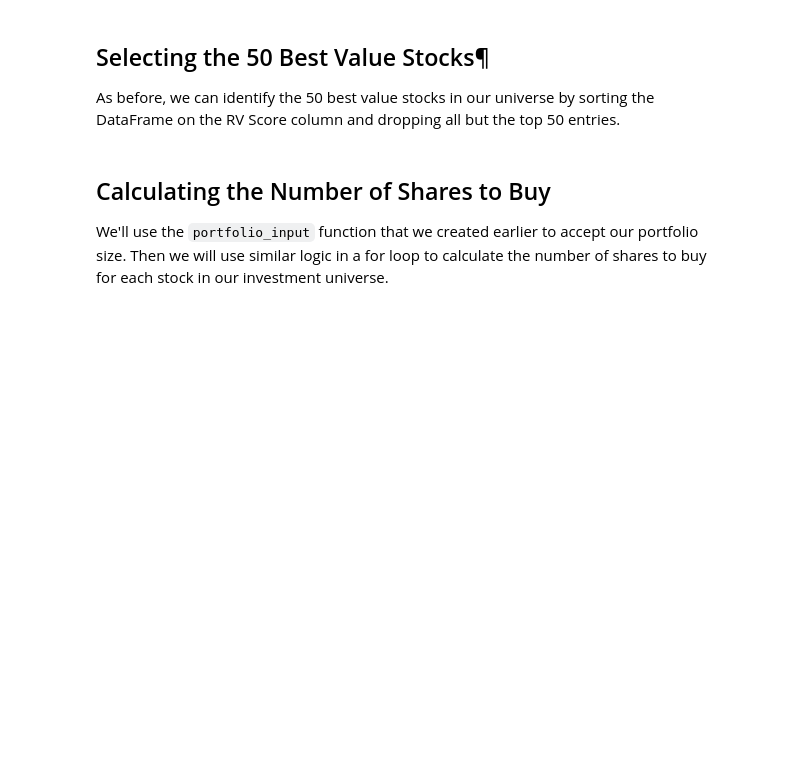
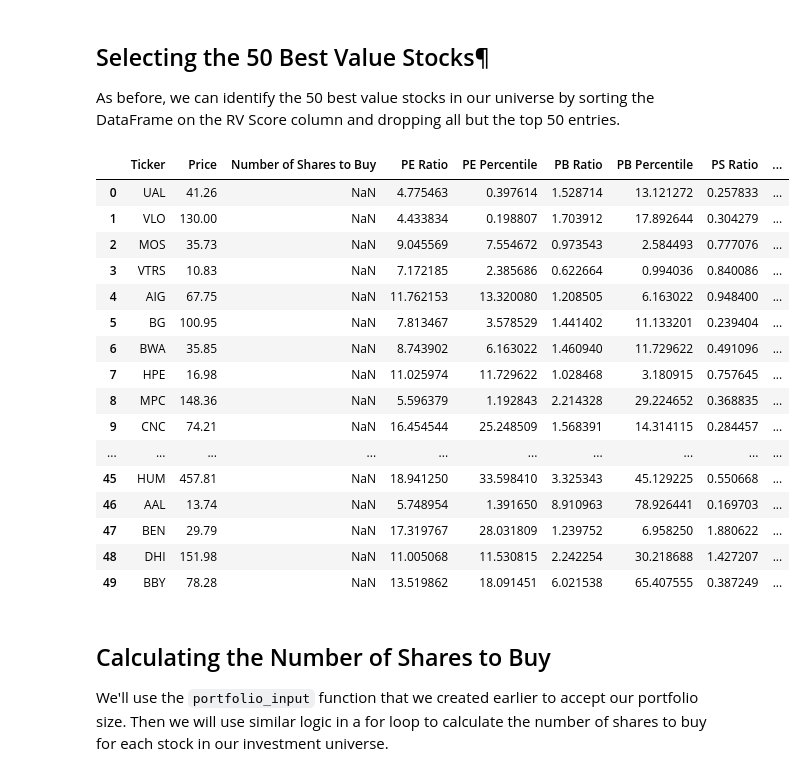
Before and after one commit to phytal/algorithmic-trading-python, a Jupyter notebook: 003_quantitative_value_strategy.ipynb, the cells around one changed output. Cells and saved outputs as stored; diff of their text form; code cells hidden in the pictures; blank space fills up the shorter version.

Commit message:
robust value strategy

```diff
--- a/003_quantitative_value_strategy.ipynb
+++ b/003_quantitative_value_strategy.ipynb
@@ -300,2 +323,8 @@ Some of these metrics aren't provided directly by the IEX Cloud API, and must be
+# %%
+pe = info['trailingPE']
+pb = info['priceToBook']
+ps = info['priceToSalesTrailing12Months']
+ev_ebita = ['enterpriseToEbitda']
+ev_gp = float(info['enterpriseValue']) / float(info['grossProfits'])
 # %% [markdown]
 Let's move on to building our DataFrame. You'll notice that I use the abbreviation `rv` often. It stands for `robust value`, which is what we'll call this sophisticated strategy moving forward.
@@ -360,0 +417,5 @@ Now, if we run the statement from earlier to print rows that contain missing dat
+# %%
+for col in ['PE Ratio', 'PB Ratio', 'PS Ratio', 'EV/EBITA Ratio', 'EV/GP Ratio']:
+    rv_df[col].fillna(rv_df[col].mean(), inplace = True)
+
+rv_df
@@ -404,0 +448,14 @@ Name: EV/GP Percentile, Length: 505, dtype: object
+# %%
+metrics = {
+    'PE Ratio': 'PE Percentile',
+    'PB Ratio': 'PB Percentile',
+    'PS Ratio': 'PS Percentile',
+    'EV/EBITA Ratio': 'EV/EBITA Percentile',
+    'EV/GP Ratio': 'EV/GP Percentile'
+}
+
+for metric in metrics.keys():
+    for row in rv_df.index:
+        rv_df.loc[row, metrics[metric]] = score(rv_df[metric], rv_df.loc[row, metric])
+
+rv_df
@@ -426,0 +483,10 @@ To calculate arithmetic mean, we will use the mean function from Python's built-
+# %%
+from statistics import mean
+
+for row in rv_df.index:
+    value_percentiles = []
+    for metric in metrics.keys():
+        value_percentiles.append(rv_df.loc[row, metrics[metric]])
+    rv_df.loc[row, 'RV Score'] = mean(value_percentiles)
+
+rv_df
@@ -428,6 +508,31 @@ To calculate arithmetic mean, we will use the mean function from Python's built-
 ## Selecting the 50 Best Value Stocks¶
 
 As before, we can identify the 50 best value stocks in our universe by sorting the DataFrame on the RV Score column and dropping all but the top 50 entries.
+# %%
+rv_df.sort_values('RV Score', ascending = True, inplace = True)
+
+rv_df = rv_df[:50]
+rv_df.reset_index(drop = True, inplace = True)
+
+rv_df
+# %% [output]
+|  | Ticker | Price | Number of Shares to Buy | PE Ratio | PE Percentile | PB Ratio | PB Percentile | PS Ratio | ... |
+| 0 | UAL | 41.26 | NaN | 4.775463 | 0.397614 | 1.528714 | 13.121272 | 0.257833 | ... |
+| 1 | VLO | 130.00 | NaN | 4.433834 | 0.198807 | 1.703912 | 17.892644 | 0.304279 | ... |
+| 2 | MOS | 35.73 | NaN | 9.045569 | 7.554672 | 0.973543 | 2.584493 | 0.777076 | ... |
+| 3 | VTRS | 10.83 | NaN | 7.172185 | 2.385686 | 0.622664 | 0.994036 | 0.840086 | ... |
+| 4 | AIG | 67.75 | NaN | 11.762153 | 13.320080 | 1.208505 | 6.163022 | 0.948400 | ... |
+| 5 | BG | 100.95 | NaN | 7.813467 | 3.578529 | 1.441402 | 11.133201 | 0.239404 | ... |
+| 6 | BWA | 35.85 | NaN | 8.743902 | 6.163022 | 1.460940 | 11.729622 | 0.491096 | ... |
+| 7 | HPE | 16.98 | NaN | 11.025974 | 11.729622 | 1.028468 | 3.180915 | 0.757645 | ... |
+| 8 | MPC | 148.36 | NaN | 5.596379 | 1.192843 | 2.214328 | 29.224652 | 0.368835 | ... |
+| 9 | CNC | 74.21 | NaN | 16.454544 | 25.248509 | 1.568391 | 14.314115 | 0.284457 | ... |
+| ... | ... | ... | ... | ... | ... | ... | ... | ... | ... |
+| 45 | HUM | 457.81 | NaN | 18.941250 | 33.598410 | 3.325343 | 45.129225 | 0.550668 | ... |
+| 46 | AAL | 13.74 | NaN | 5.748954 | 1.391650 | 8.910963 | 78.926441 | 0.169703 | ... |
+| 47 | BEN | 29.79 | NaN | 17.319767 | 28.031809 | 1.239752 | 6.958250 | 1.880622 | ... |
+| 48 | DHI | 151.98 | NaN | 11.005068 | 11.530815 | 2.242254 | 30.218688 | 1.427207 | ... |
+| 49 | BBY | 78.28 | NaN | 13.519862 | 18.091451 | 6.021538 | 65.407555 | 0.387249 | ... |
 # %% [markdown]
 ## Calculating the Number of Shares to Buy
 We'll use the `portfolio_input` function that we created earlier to accept our portfolio size. Then we will use similar logic in a for loop to calculate the number of shares to buy for each stock in our investment universe.
```
Also changed, not shown: parts of 15 cells of this notebook.
